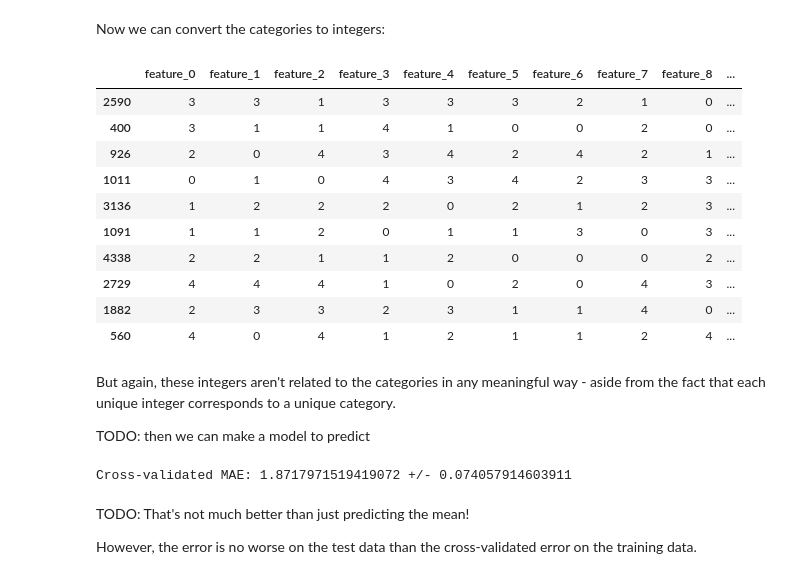
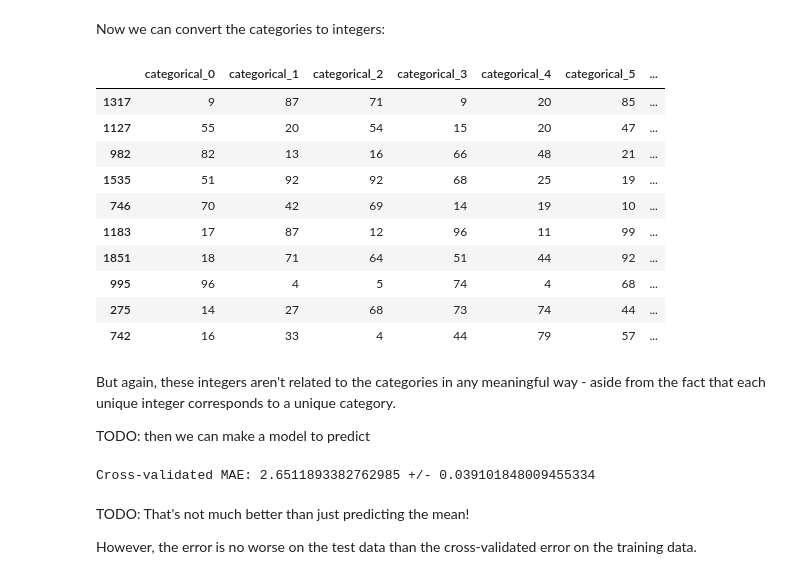
Before and after one commit to brendanhasz/target-encoding, a Jupyter notebook: Target_Encoding.ipynb, the cells around one changed output. Drawn from its saved outputs; the diff is of its cells as text; code cells hidden in the pictures.

```diff
--- a/Target_Encoding.ipynb
+++ b/Target_Encoding.ipynb
@@ -115,17 +148,14 @@ def make_categorical_regression(n_samples=100,
 Now, we can easily generate data to test our encoders on:
 # %%
 # Generate categorical data and target
-N = 10000
-X, y = make_categorical_regression(n_samples=N,
+X, y = make_categorical_regression(n_samples=2000,
                                    n_features=10,
-                                   n_categories=5)
+                                   n_categories=100,
+                                   n_cont_features=0)
 
 # Split into test and training data
-N2 = int(N/2)
-X_train = X.iloc[:N2, :]
-y_train = y[:N2]
-X_test = X.iloc[N2:, :]
-y_test = y[N2:]
+X_train, X_test, y_train, y_test = train_test_split(
+    X, y, test_size=0.5)
 # %% [markdown]
 The features are all categorical (stored as "objects"):
 # %%
@@ -263,9 +293,12 @@ class LabelEncoder(BaseEstimator, TransformerMixin):
         Xo = X.copy()
         for col, tmap in self.maps.items():
 
-            # Determine appropriate datatype
+            # Map the column
+            Xo[col] = Xo[col].map(tmap)
+
+            # Convert to appropriate datatype
             max_val = max(tmap.values())
-            if X[col].isnull().any(): #nulls, so have to use float!
+            if Xo[col].isnull().any(): #nulls, so have to use float!
                 if max_val < 8388608:
                     dtype = 'float32'
                 else:
@@ -279,9 +312,7 @@ class LabelEncoder(BaseEstimator, TransformerMixin):
                     dtype = 'uint32'
                 else:
                     dtype = 'uint64'
-
-            # Map the column
-            Xo[col] = Xo[col].map(tmap).astype(dtype)
+            Xo[col] = Xo[col].astype(dtype)
 
         # Return encoded dataframe
         return Xo
@@ -308,20 +339,20 @@ Now we can convert the categories to integers:
 # %%
 # Label encode the categorical data
 le = LabelEncoder()
-X_label_encoded = le.fit(X_train, y_train).transform(X_train)
+X_label_encoded = le.fit_transform(X_train, y_train)
 X_label_encoded.sample(10)
 # %% [output]
-|  | feature_0 | feature_1 | feature_2 | feature_3 | feature_4 | feature_5 | feature_6 | feature_7 | feature_8 | ... |
-| 2590 | 3 | 3 | 1 | 3 | 3 | 3 | 2 | 1 | 0 | ... |
-| 400 | 3 | 1 | 1 | 4 | 1 | 0 | 0 | 2 | 0 | ... |
-| 926 | 2 | 0 | 4 | 3 | 4 | 2 | 4 | 2 | 1 | ... |
-| 1011 | 0 | 1 | 0 | 4 | 3 | 4 | 2 | 3 | 3 | ... |
-| 3136 | 1 | 2 | 2 | 2 | 0 | 2 | 1 | 2 | 3 | ... |
-| 1091 | 1 | 1 | 2 | 0 | 1 | 1 | 3 | 0 | 3 | ... |
-| 4338 | 2 | 2 | 1 | 1 | 2 | 0 | 0 | 0 | 2 | ... |
-| 2729 | 4 | 4 | 4 | 1 | 0 | 2 | 0 | 4 | 3 | ... |
-| 1882 | 2 | 3 | 3 | 2 | 3 | 1 | 1 | 4 | 0 | ... |
-| 560 | 4 | 0 | 4 | 1 | 2 | 1 | 1 | 2 | 4 | ... |
+|  | categorical_0 | categorical_1 | categorical_2 | categorical_3 | categorical_4 | categorical_5 | ... |
+| 1317 | 9 | 87 | 71 | 9 | 20 | 85 | ... |
+| 1127 | 55 | 20 | 54 | 15 | 20 | 47 | ... |
+| 982 | 82 | 13 | 16 | 66 | 48 | 21 | ... |
+| 1535 | 51 | 92 | 92 | 68 | 25 | 19 | ... |
+| 746 | 70 | 42 | 69 | 14 | 19 | 10 | ... |
+| 1183 | 17 | 87 | 12 | 96 | 11 | 99 | ... |
+| 1851 | 18 | 71 | 64 | 51 | 44 | 92 | ... |
+| 995 | 96 | 4 | 5 | 74 | 4 | 68 | ... |
+| 275 | 14 | 27 | 68 | 73 | 74 | 44 | ... |
+| 742 | 16 | 33 | 4 | 44 | 79 | 57 | ... |
 # %% [markdown]
 But again, these integers aren't related to the categories in any meaningful way - aside from the fact that each unique integer corresponds to a unique category.
 
@@ -331,8 +362,8 @@ TODO: then we can make a model to predict
 model = Pipeline([
     ('label-encoder', LabelEncoder()),
     ('scaler', StandardScaler()),
-    ('regressor', LinearRegression())
-    #('regressor', XGBRegressor())
+    ('imputer', SimpleImputer(strategy='mean')),
+    ('regressor', Regressor)
 ])
 
 # Cross-validated MAE
@@ -341,7 +372,7 @@ scores = cross_val_score(model, X_train, y_train,
                          cv=3, scoring=mae_scorer)
 print('Cross-validated MAE:', scores.mean(), '+/-', scores.std())
 # %% [output]
-Cross-validated MAE: 1.8717971519419072 +/- 0.074057914603911
+Cross-validated MAE: 2.6511893382762985 +/- 0.039101848009455334
 # %% [markdown]
 TODO: That's not much better than just predicting the mean!
 
```
Also changed, not shown: parts of 31 cells of this notebook.
